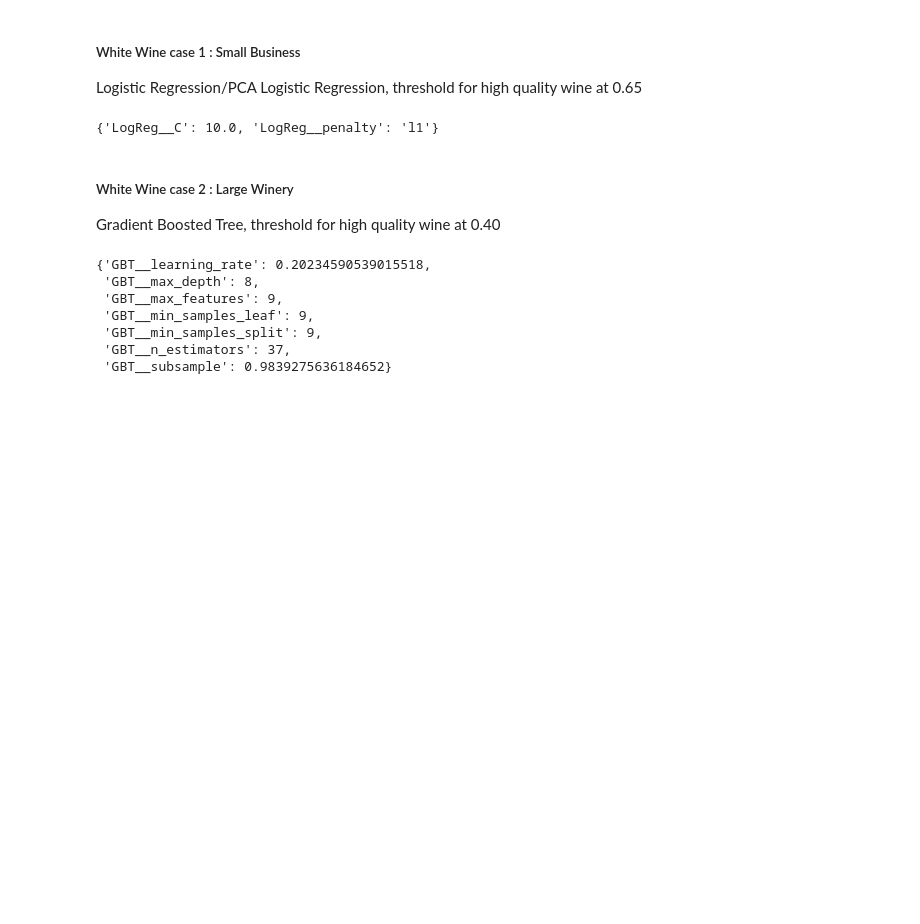
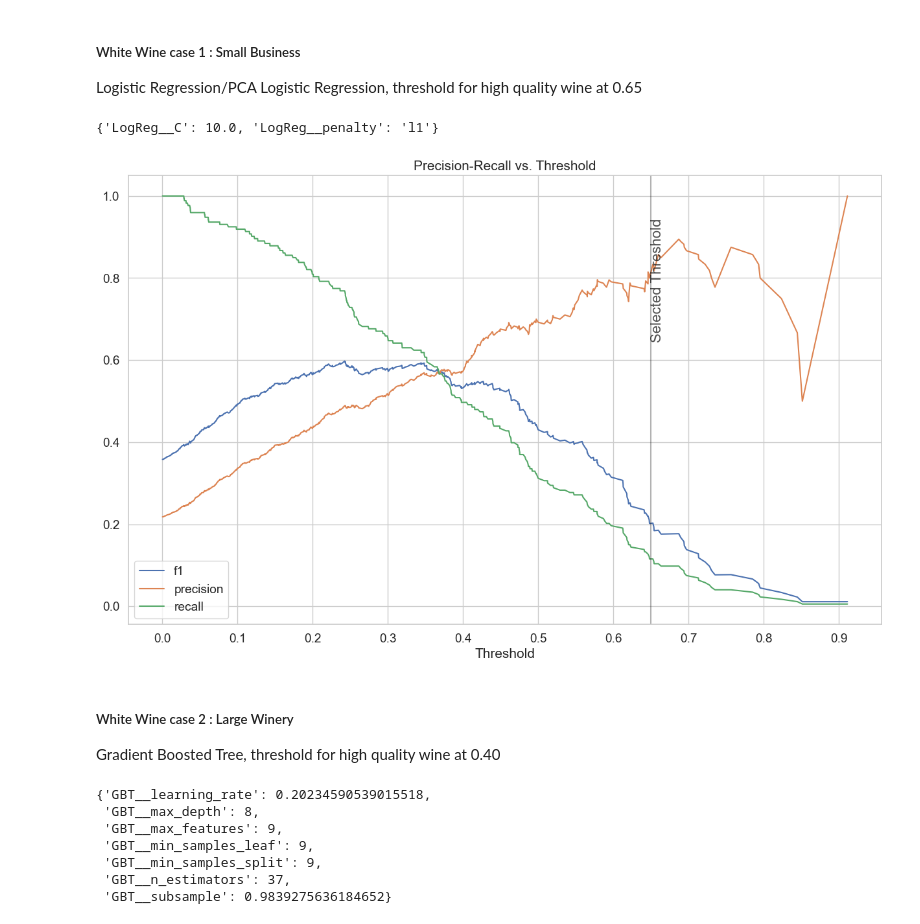
Before and after one commit to clementchen163/Wine-Quality, a Jupyter notebook: 4. Modeling/Wine Quality Modeling.ipynb, the cells around one changed output. Saved outputs shown, nothing was run; the diff lists cells and outputs as text; code cells hidden in the pictures; blank space fills up the shorter version.

```diff
--- a/4. Modeling/Wine Quality Modeling.ipynb
+++ b/4. Modeling/Wine Quality Modeling.ipynb
@@ -603,6 +611,10 @@ Logistic Regression/PCA Logistic Regression, threshold for high quality wine at
 LR_cv_white.best_params_
 # %% [output]
 {'LogReg__C': 10.0, 'LogReg__penalty': 'l1'}
+# %%
+threshold_chart(LR_cv_white, X_test_white, y_test_white, threshold=0.65)
+# %% [output]
+[figure, added]
 # %% [markdown]
 ##### White Wine case 2 : Large Winery
 Gradient Boosted Tree, threshold for high quality wine at 0.40
```
Also changed, not shown: parts of 17 cells of this notebook, 38 other files.
